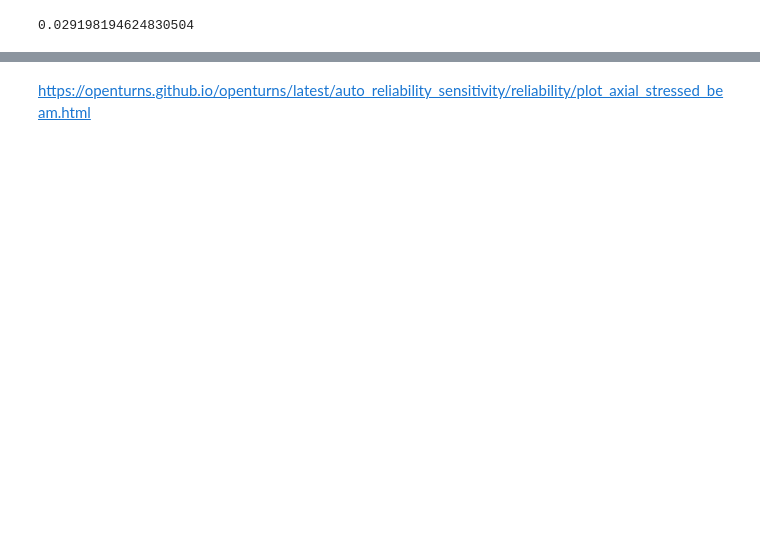
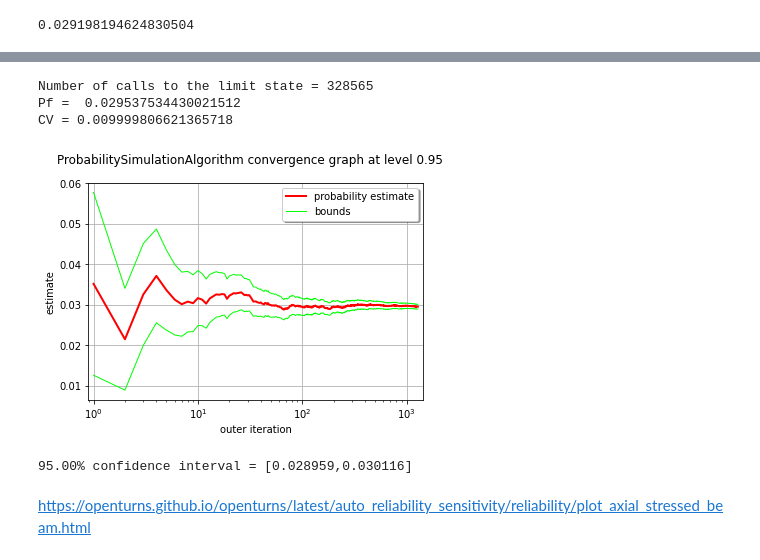
Before and after one commit to fbertran/BOSS2-S4, a Jupyter notebook: StressedBeam.ipynb, the cells around one changed output, grey strips where cells are left out. Saved outputs shown, nothing was run; the diff lists cells and outputs as text; code cells hidden in the pictures; blank space fills up the shorter version.

```diff
--- a/StressedBeam.ipynb
+++ b/StressedBeam.ipynb
@@ -130,0 +136,7 @@ G.computeCDF(0.)
+# %%
+experiment = ot.MonteCarloExperiment()
+
+algoMC = ot.ProbabilitySimulationAlgorithm(myEvent, experiment)
+algoMC.setMaximumOuterSampling(maximumNumberOfBlocks)
+algoMC.setBlockSize(1)
+algoMC.setMaximumCoefficientOfVariation(maximumCoV)
@@ -131,2 +145,29 @@ G.computeCDF(0.)
+# %%
+algoMC.run()
+# %%
+result = algoMC.getResult()
+probability = result.getProbabilityEstimate()
+numberOfFunctionEvaluations = limitStateFunction.getEvaluationCallsNumber() - \
+    initialNumberOfCall
+print('Number of calls to the limit state =', numberOfFunctionEvaluations)
+print('Pf = ', probability)
+print('CV =', result.getCoefficientOfVariation())
+# %% [output]
+Number of calls to the limit state = 328565
+Pf =  0.029537534430021512
+CV = 0.009999806621365718
+# %%
+graph = algoMC.drawProbabilityConvergence()
+graph.setLogScale(ot.GraphImplementation.LOGX)
+view = viewer.View(graph)
+# %% [output]
+[figure, added]
+# %%
+alpha = 0.05
+pflen = result.getConfidenceLength(1-alpha)
+print("%.2f%% confidence interval = [%f,%f]" % (
+    (1-alpha)*100, probability-pflen/2, probability+pflen/2))
+# %% [output]
+95.00% confidence interval = [0.028959,0.030116]
 # %% [markdown]
 https://openturns.github.io/openturns/latest/auto_reliability_sensitivity/reliability/plot_axial_stressed_beam.html
```
Also changed, not shown: parts of 5 cells of this notebook.
